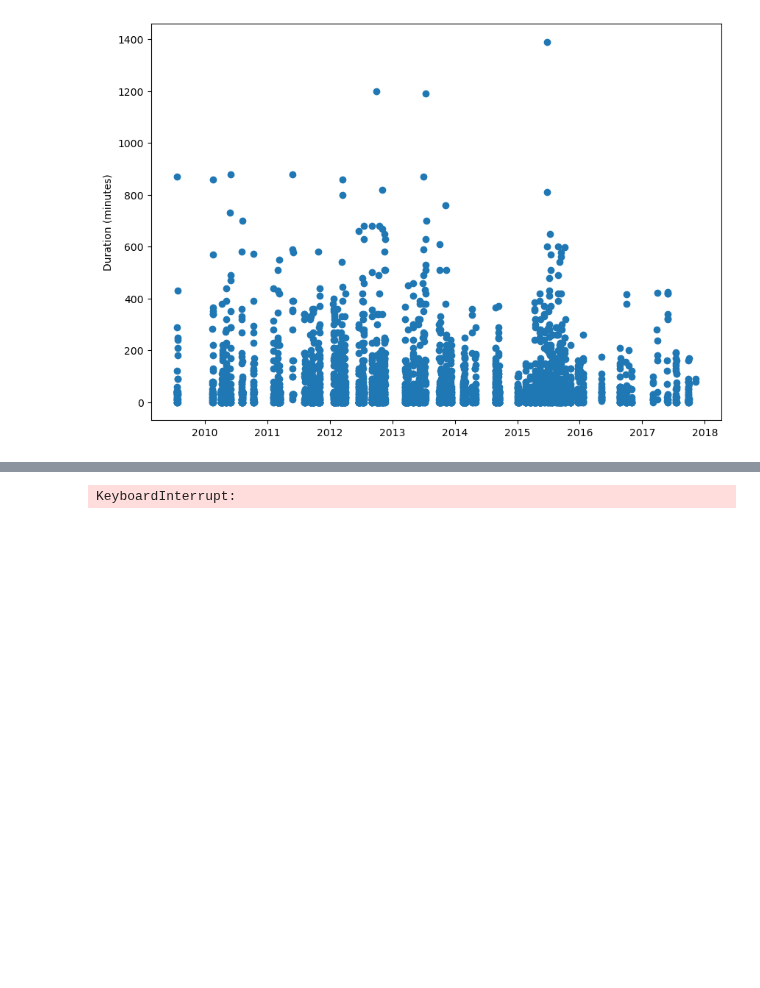
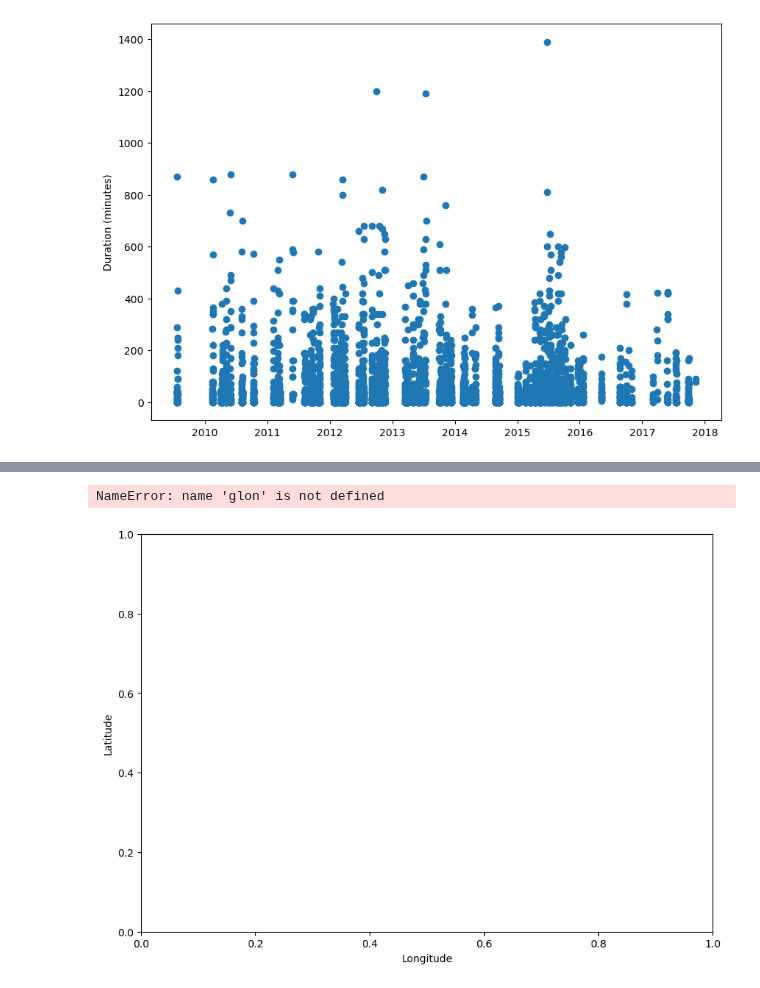
Before and after one commit to mikecoughlan/examining_twins_and_supermag, a Jupyter notebook: looking_at_ENA_timestamps.ipynb, the cells around one changed output, grey strips where cells are left out. Cells and saved outputs as stored; diff of their text form; code cells hidden in the pictures; blank space fills up the shorter version.

```diff
--- a/looking_at_ENA_timestamps.ipynb
+++ b/looking_at_ENA_timestamps.ipynb
@@ -168,18 +177,23 @@ def assigning_color(df):
 def combining_mag_station_data(stations, twins_dict):
 
 	combined_dict = {}
-	for station in stations:
+	for station in tqdm.tqdm(stations):
 		station_dict = {}
 		df = pd.read_feather(f'../data/supermag/{station}.feather')
 		df = assigning_color(df)
 		df.set_index('Date_UTC', inplace=True)
-		for period in twins_periods.keys():
-			df = period.join(df, how='left')
-			if not df.isnull().all():
-				station_dict[period] = df[['MLT', 'MLAT', 'dbht', 'color']]
+		df = df[['GEOLON', 'GEOLAT', 'dbht', 'color']]
+		for key, period in zip(twins_periods.keys(), twins_periods.values()):
+			temp_df = period.merge(df, how='inner', left_index=True, right_index=True)
+			if not temp_df.isnull().all().all():
+				station_dict[key] = temp_df
 
 		combined_dict[station] = station_dict
 
 	return combined_dict
 # %%
 combined_dict = combining_mag_station_data(stations, twins_periods)
+with open('geographic_combined_dict.pkl', 'wb') as f:
+	pickle.dump(combined_dict, f)
+# with open('combined_dict.pkl', 'rb') as f:
+# 	combined_dict = pickle.load(f)
@@ -188,33 +217,50 @@ TypeError: str.join() takes no keyword arguments
 # %%
-for k, period in enumerate(twins_periods.keys()):
+periods = ['period_108', 'period_1810']
+for k, period in enumerate(periods):
 
 	print(f'Beggining {period} out of {len(twins_periods.keys())}')
 	stime = time.time()
+	# if os.path.exists(f'plots/videos/twins_{period}.mp4'):
+	# 	continue
 	if not os.path.exists(f'plots/video_plots/twins_{period}'):
 		os.makedirs(f'plots/video_plots/twins_{period}')
+	print('Length of period: '+str(len(period)))
+	print(f'Length of twins_{period}: '+str(len(twins_periods[period])))
+	for j in range(len(twins_periods[period])):
+		fig = plt.figure(figsize=(10,7))
+		plt.ylabel('Latitude')
+		plt.xlabel('Longitude')
 
-	for j in range(len(period)):
-		fig = plt.figure(figsize=(10,7))
-		plt.ylabel('MLAT')
-		plt.xlabel('MLT')
-		plt.ylim(-90, 90)
-		plt.xlim(0,24)
 		MLT, MLAT, dbht, colors = [], [], [], []
 		for station in combined_dict.keys():
 			try:
-				if np.isnan(combined_dict[station][period]['MLT'][j]) or np.isnan(combined_dict[station][period]['MLT'][j]):
+				if np.isnan(combined_dict[station][period]['GEOLON'][j]) or np.isnan(combined_dict[station][period]['GEOLON'][j]):
 					continue
-				MLT.append(combined_dict[station][period]['MLT'][j])
-				MLAT.append(combined_dict[station][period]['MLAT'][j])
+				MLT.append(combined_dict[station][period]['GEOLON'][j])
+				MLAT.append(combined_dict[station][period]['GEOLAT'][j])
 				dbht.append(combined_dict[station][period]['dbht'][j])
 				colors.append(combined_dict[station][period]['color'][j])
+				title = combined_dict[station][period].index[j]
 
 			except KeyError:
 				continue
-		plt.title(combined_dict['OTT'][period].index[j])
-		plt.scatter(x=MLT, y=MLAT, color=colors, s=dbht)
+		plt.title(title)
+		MLT = (MLT + 180) % 360 - 180 # redefining the (0,360) geolon to a (-180,180) coordinate system
+		m = Basemap(projection='merc', # using mercadian projection because I don't remember what the others are called
+		llcrnrlat=35, urcrnrlat=73, # roughly the coordinates over north western europe
+		llcrnrlon=-21, urcrnrlon=31,
+		lat_ts=20,
+		resolution='l') # low resoultion, one step above crude resoultion
 
-		plt.savefig(f'plots/video_plots/twins_{period}/figure_{j}.png')
+		m.drawcoastlines(color='black', linewidth=0.5)  # add coastlines
+		# plt.ylim(-90, 90)
+		# plt.xlim(0,24)
+		MLT, MLAT = m(MLT, MLAT)  # transform coordinates to x-y plot coordinates
+		scatter = plt.scatter(x=MLT, y=MLAT, color=colors, s=dbht)
+		plt.legend(handles=scatter.legend_elements()[0],
+					)
+
+		plt.savefig(f'plots/video_plots/twins_{period}/geo_figure_{j}.png')
 		plt.close()
 
 
@@ -224,6 +270,7 @@ for k, period in enumerate(twins_periods.keys()):
 				for img in os.listdir(image_folder)
 				if img.endswith('.png')]
 	clip = moviepy.video.io.ImageSequenceClip.ImageSequenceClip(natsorted(image_files), fps=fps)
-	clip.write_videofile(f'plots/videos/twins_{period}.mp4', logger=None)
+	clip.write_videofile(f'plots/videos/geo_twins_{period}.mp4', logger=None)
+	gc.collect()
 print(f'Finished {period}. Time: {((time.time()-stime)/60):2f} minutes')
 # %% [output]
@@ -247,4 +280,5 @@ Beggining period_106 out of 3802
-KeyboardInterrupt:
+NameError: name 'glon' is not defined
+[figure, added]
 # %%
 
 # i = 2
```
Also changed, not shown: parts of 6 cells of this notebook.
